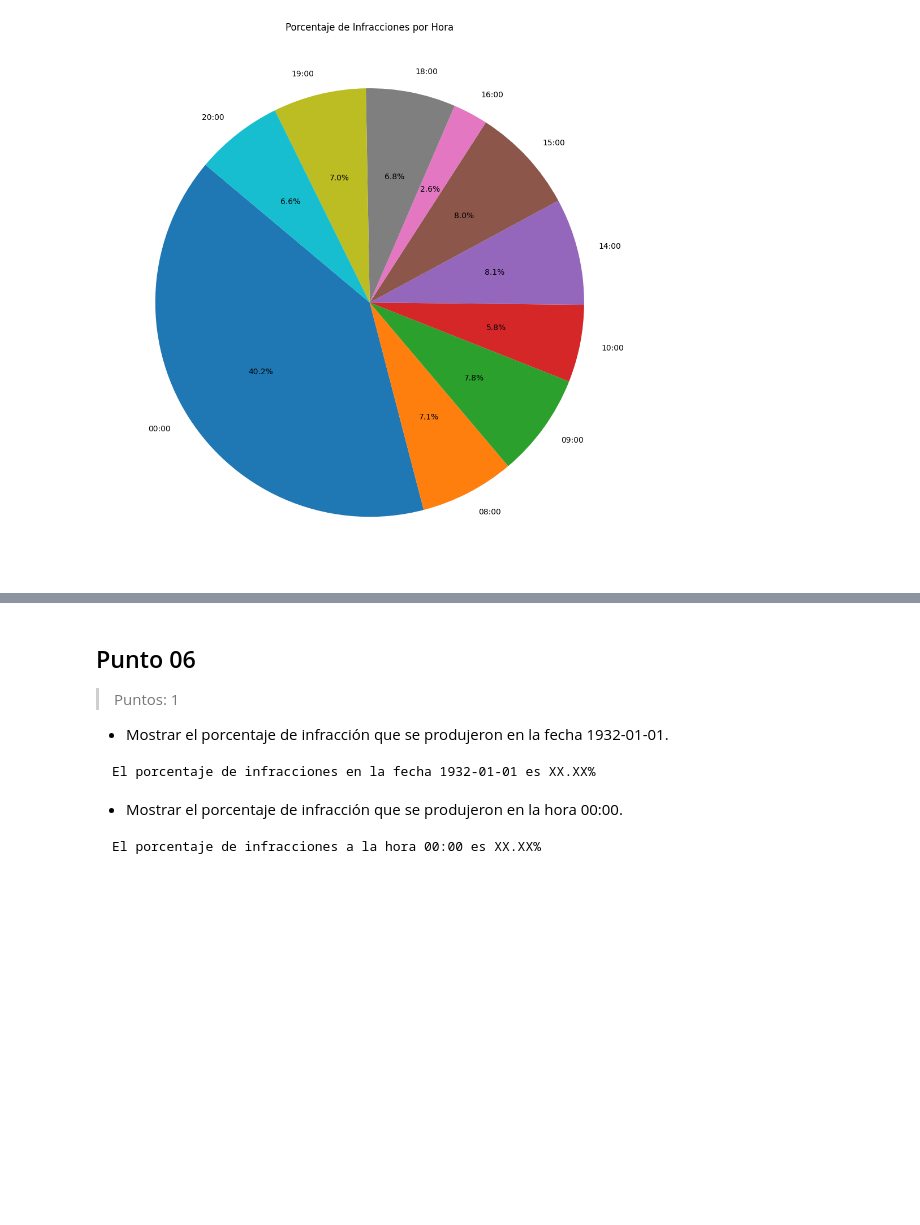
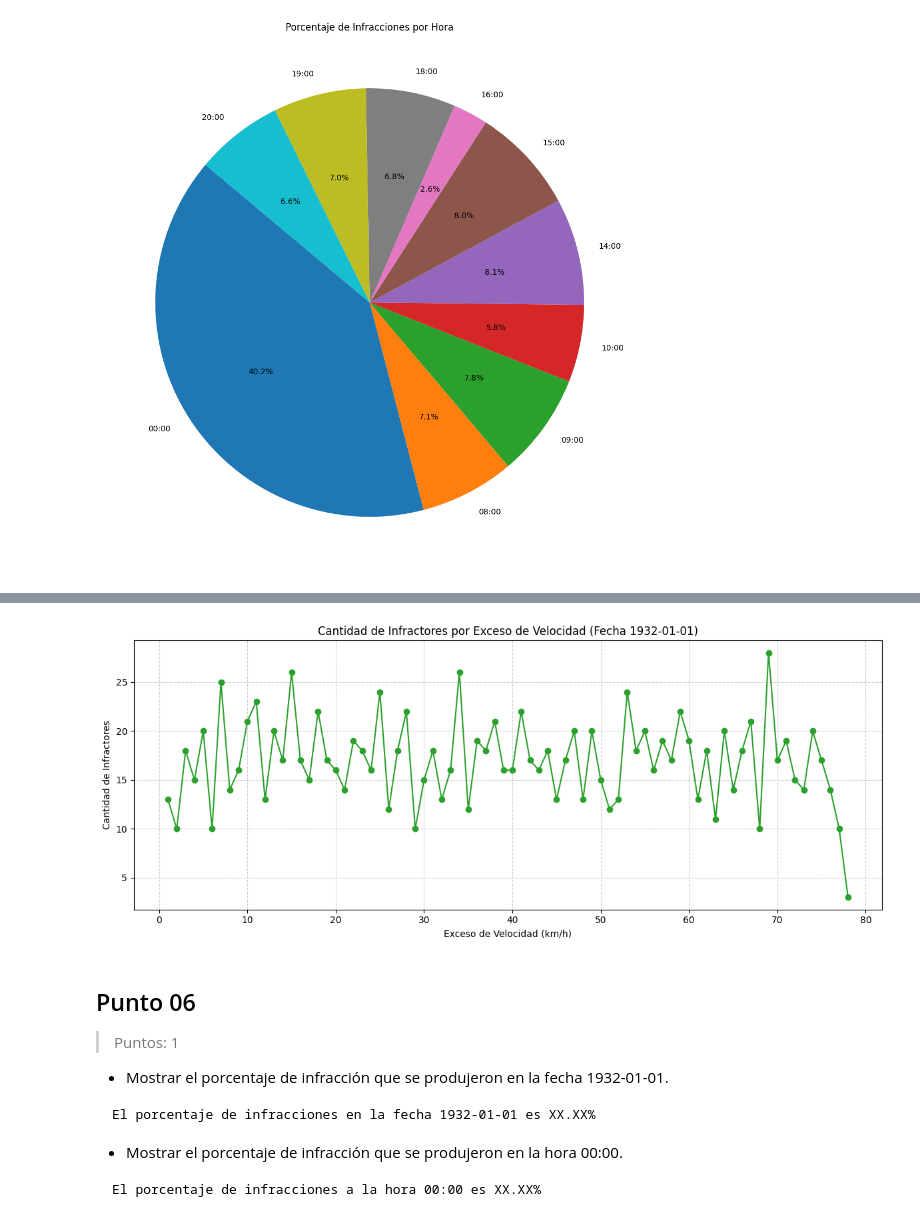
Before and after one commit to Nelson0498/Urban-Flow, a Jupyter notebook: urban_flow/Urban_Flow_Castillo_Nelson_Cuello_Aguntin_Lombardi_Manuel_Agustin_Rojas.ipynb, the cells around one changed output, grey strips where cells are left out. Saved outputs shown, nothing was run; the diff lists cells and outputs as text; code cells hidden in the pictures; blank space fills up the shorter version.

```diff
--- a/urban_flow/Urban_Flow_Castillo_Nelson_Cuello_Aguntin_Lombardi_Manuel_Agustin_Rojas.ipynb
+++ b/urban_flow/Urban_Flow_Castillo_Nelson_Cuello_Aguntin_Lombardi_Manuel_Agustin_Rojas.ipynb
@@ -1258,3 +1381,49 @@ graficar_porcentaje_horas(df_infractores_final)
+# %%
+# Título: Punto 05 - Gráfico 5: Excesos de velocidad (Fecha 1932-01-01)
+
+def graficar_excesos_fecha_error(df: pd.DataFrame) -> None:
+  """
+  Genera y exporta un gráfico de líneas agrupando la cantidad
+  de infractores por cada exceso de velocidad en la fecha 1932-01-01.
+
+  Args:
+    df (pd.DataFrame): DataFrame limpio (df_infractores_final).
+  """
+
+  os.makedirs("urban_flow/data/interim/plots", exist_ok=True)
+
+
+  df_fecha: pd.DataFrame = df[df['fecha'] == '1932-01-01'].copy()
+
+  if df_fecha.empty:
+    print("No hay registros para la fecha 1932-01-01. Revisa si el formato es correcto.")
+    return
+
+
+  df_agrupado = df_fecha.groupby('exceso_velocidad').size()
+
+
+  plt.figure(figsize=(12, 5))
+
+
+  plt.plot(df_agrupado.index, df_agrupado.values, color='tab:green', marker='o', linestyle='-')
+
+  plt.title('Cantidad de Infractores por Exceso de Velocidad (Fecha 1932-01-01)')
+  plt.xlabel('Exceso de Velocidad (km/h)')
+  plt.ylabel('Cantidad de Infractores')
+  plt.grid(True, linestyle='--', alpha=0.6)
+  plt.tight_layout()
+
+  ruta: str = "urban_flow/data/interim/plots/date.jpg"
+  plt.savefig(ruta)
+
+
+  plt.show()
+
+
+graficar_excesos_fecha_error(df_infractores_final)
+# %% [output]
+[figure, added]
 # %% [markdown]
 ## Punto 06
 
```
Also changed, not shown: parts of 3 cells of this notebook, 4 other files.
